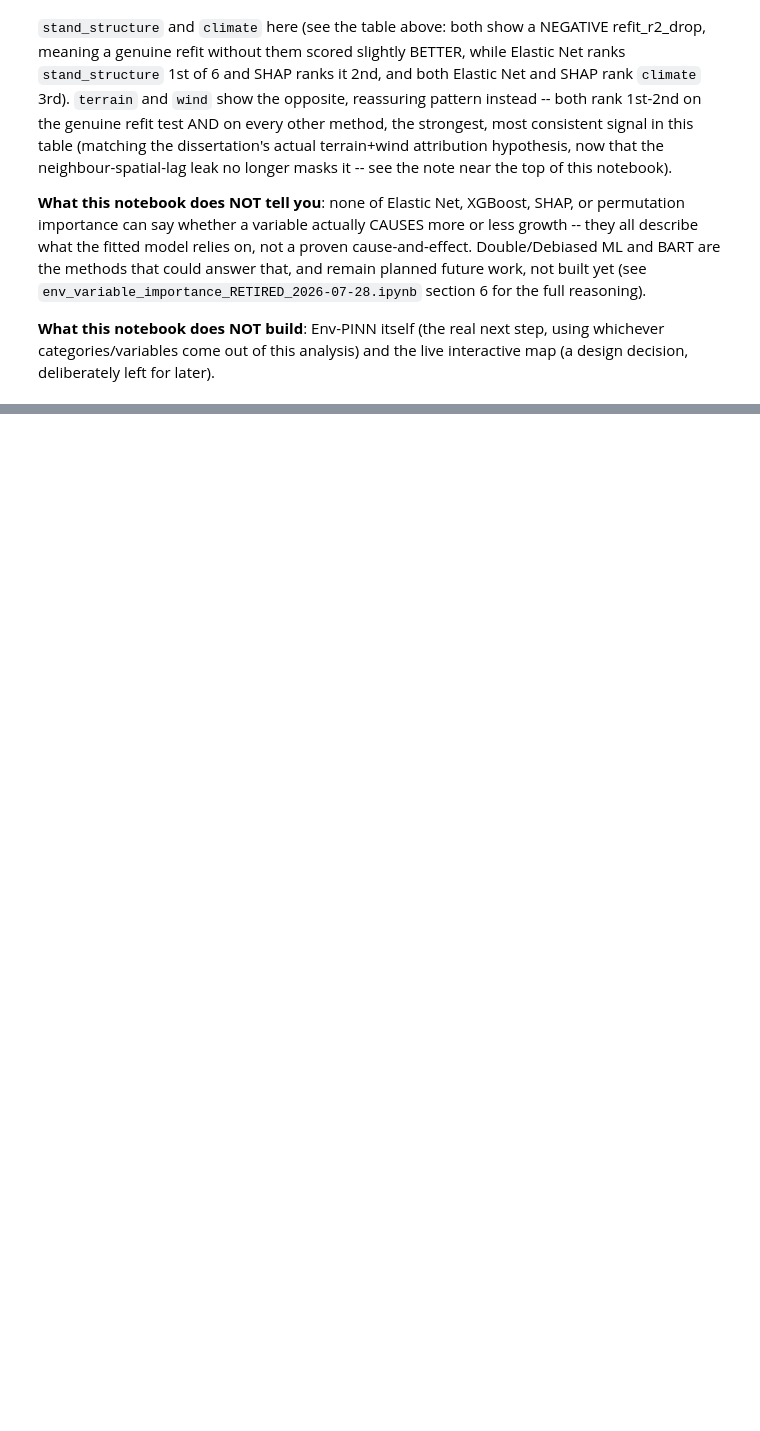
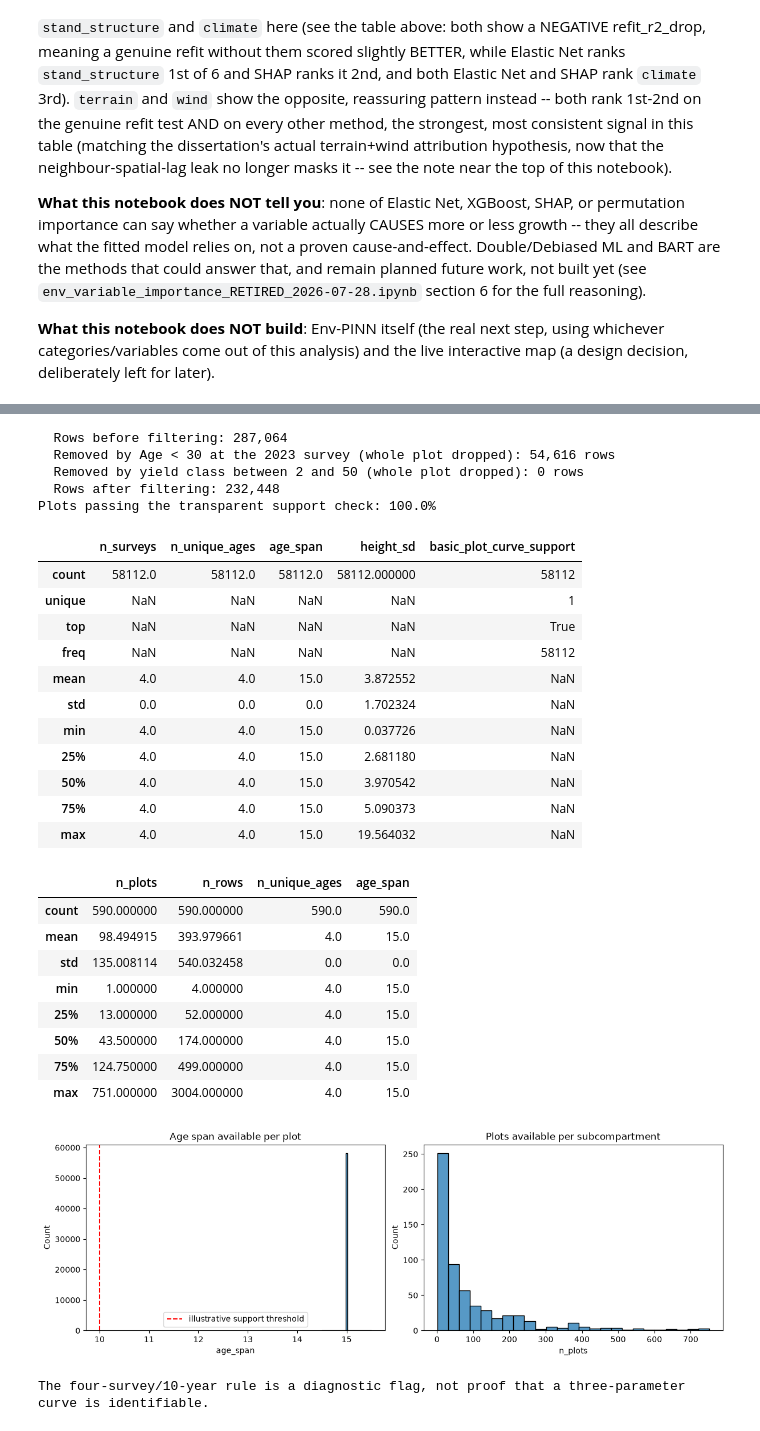
Before and after one commit to shreeyagorasia/forest_diss, a Jupyter notebook: notebooks/environmental_data/grouped_category_importance.ipynb, the cells around one changed output, grey strips where cells are left out. Drawn from its saved outputs; the diff is of its cells as text; code cells hidden in the pictures; blank space fills up the shorter version.

```diff
--- a/notebooks/environmental_data/grouped_category_importance.ipynb
+++ b/notebooks/environmental_data/grouped_category_importance.ipynb
@@ -753,0 +825,67 @@ deliberately left for later).
+# %%
+# This audits whether plot-level curves are supportable. It does not fit a new model.
+from models.growth_curve_attribution.data import load_filtered_growth_curve_table
+
+growth_rows = load_filtered_growth_curve_table(PRIMARY_COHORT)
+plot_curve_support = (
+    growth_rows.groupby('identification')
+    .agg(n_surveys=('LiDAR_year', 'nunique'), age_min=('Age', 'min'), age_max=('Age', 'max'),
+         n_unique_ages=('Age', 'nunique'), height_sd=('elev_percentile_95th', 'std'),
+         cpmt=('cpmt', 'first'), scpt=('scpt', 'first'))
+    .reset_index()
+)
+plot_curve_support['age_span'] = plot_curve_support['age_max'] - plot_curve_support['age_min']
+plot_curve_support['basic_plot_curve_support'] = (plot_curve_support['n_unique_ages'] >= 4) & (plot_curve_support['age_span'] >= 10)
+
+subcompartment_keys = [column for column in ['cpmt', 'scpt'] if column in growth_rows.columns]
+subcompartment_curve_support = (
+    growth_rows.groupby(subcompartment_keys)
+    .agg(n_plots=('identification', 'nunique'), n_rows=('identification', 'size'),
+         n_unique_ages=('Age', 'nunique'), age_min=('Age', 'min'), age_max=('Age', 'max'))
+    .reset_index()
+)
+subcompartment_curve_support['age_span'] = subcompartment_curve_support['age_max'] - subcompartment_curve_support['age_min']
+
+print(f"Plots passing the transparent support check: {plot_curve_support['basic_plot_curve_support'].mean():.1%}")
+display(plot_curve_support[['n_surveys', 'n_unique_ages', 'age_span', 'height_sd', 'basic_plot_curve_support']].describe(include='all'))
+display(subcompartment_curve_support[['n_plots', 'n_rows', 'n_unique_ages', 'age_span']].describe())
+
+fig, axes = plt.subplots(1, 2, figsize=(12, 4), constrained_layout=True)
+sns.histplot(plot_curve_support['age_span'], bins=25, ax=axes[0])
+axes[0].axvline(10, color='red', linestyle='--', label='illustrative support threshold')
+axes[0].set_title('Age span available per plot')
+axes[0].legend()
+sns.histplot(subcompartment_curve_support['n_plots'], bins=25, ax=axes[1])
+axes[1].set_title('Plots available per subcompartment')
+plt.show()
+
+print('The four-survey/10-year rule is a diagnostic flag, not proof that a three-parameter curve is identifiable.')
+# %% [output]
+  Rows before filtering: 287,064
+  Removed by Age < 30 at the 2023 survey (whole plot dropped): 54,616 rows
+  Removed by yield class between 2 and 50 (whole plot dropped): 0 rows
+  Rows after filtering: 232,448
+Plots passing the transparent support check: 100.0%
+|  | n_surveys | n_unique_ages | age_span | height_sd | basic_plot_curve_support |
+| count | 58112.0 | 58112.0 | 58112.0 | 58112.000000 | 58112 |
+| unique | NaN | NaN | NaN | NaN | 1 |
+| top | NaN | NaN | NaN | NaN | True |
+| freq | NaN | NaN | NaN | NaN | 58112 |
+| mean | 4.0 | 4.0 | 15.0 | 3.872552 | NaN |
+| std | 0.0 | 0.0 | 0.0 | 1.702324 | NaN |
+| min | 4.0 | 4.0 | 15.0 | 0.037726 | NaN |
+| 25% | 4.0 | 4.0 | 15.0 | 2.681180 | NaN |
+| 50% | 4.0 | 4.0 | 15.0 | 3.970542 | NaN |
+| 75% | 4.0 | 4.0 | 15.0 | 5.090373 | NaN |
+| max | 4.0 | 4.0 | 15.0 | 19.564032 | NaN |
+|  | n_plots | n_rows | n_unique_ages | age_span |
+| count | 590.000000 | 590.000000 | 590.0 | 590.0 |
+| mean | 98.494915 | 393.979661 | 4.0 | 15.0 |
+| std | 135.008114 | 540.032458 | 0.0 | 0.0 |
+| min | 1.000000 | 4.000000 | 4.0 | 15.0 |
+| 25% | 13.000000 | 52.000000 | 4.0 | 15.0 |
+| 50% | 43.500000 | 174.000000 | 4.0 | 15.0 |
+| 75% | 124.750000 | 499.000000 | 4.0 | 15.0 |
+| max | 751.000000 | 3004.000000 | 4.0 | 15.0 |
+[figure, added]
+The four-survey/10-year rule is a diagnostic flag, not proof that a three-parameter curve is identifiable.
```
Also changed, not shown: parts of 20 cells of this notebook, 53 other files.
